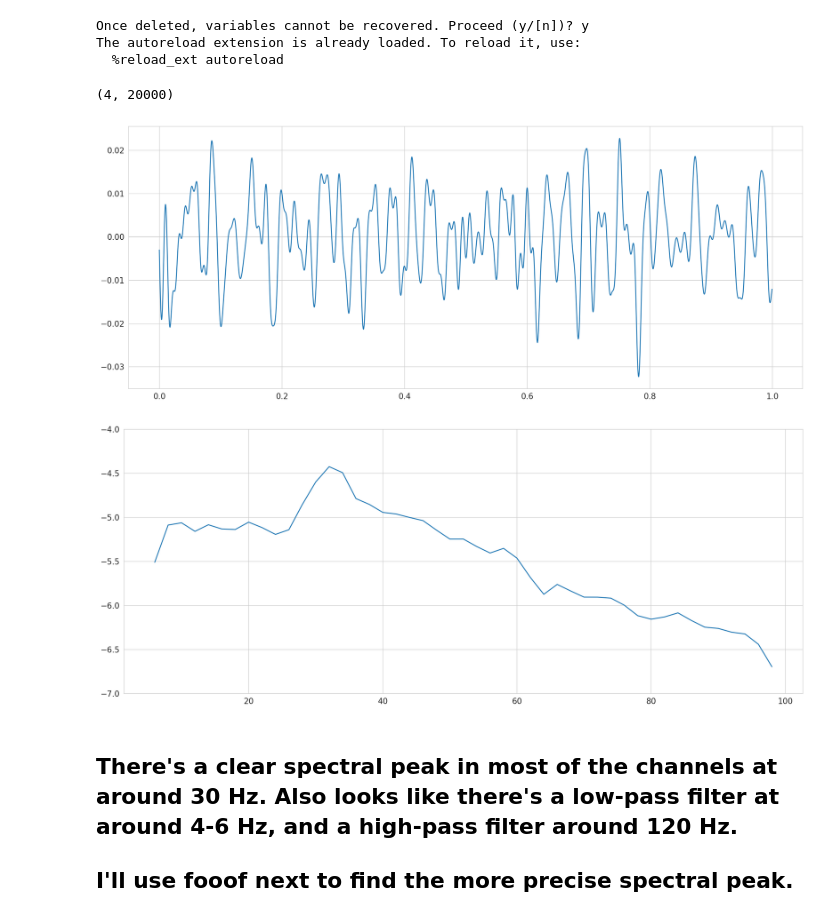
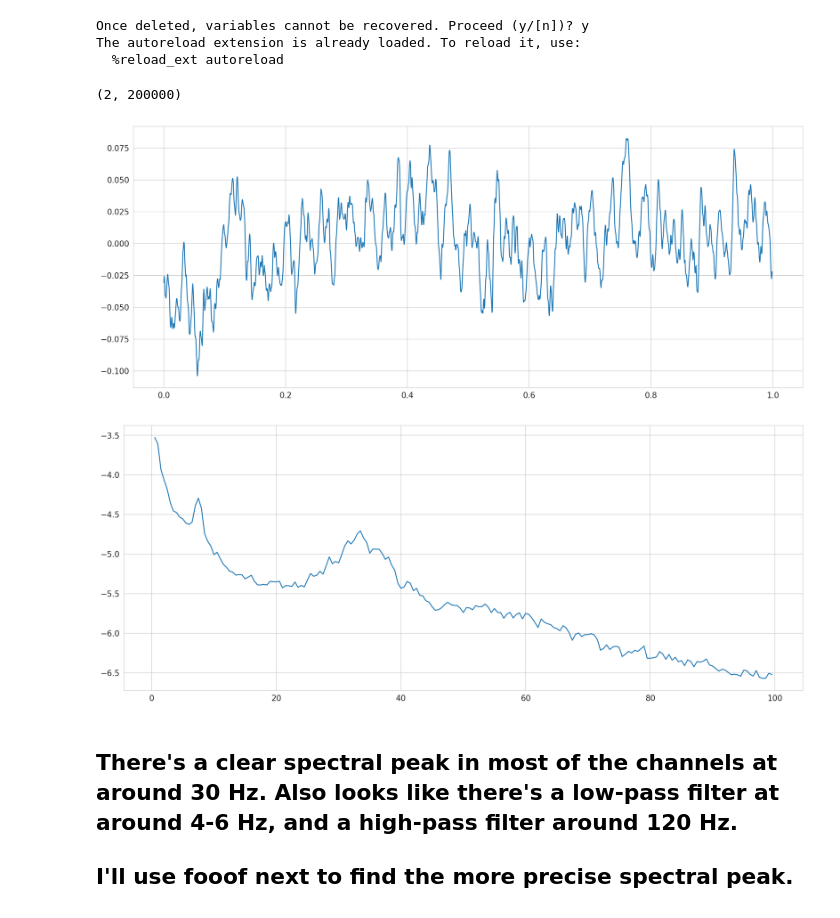
Before and after one commit to voytekresearch/Public, a Jupyter notebook: hemipark/hemiparkinsonian shape.ipynb, the cells around one changed output. Saved outputs shown, nothing was run; the diff lists cells and outputs as text; code cells hidden in the pictures.

```diff
--- a/hemipark/hemiparkinsonian shape.ipynb
+++ b/hemipark/hemiparkinsonian shape.ipynb
@@ -36,7 +36,7 @@ Once deleted, variables cannot be recovered. Proceed (y/[n])? y
 The autoreload extension is already loaded. To reload it, use:
   %reload_ext autoreload
 # %%
-filename = 'hemiparkinsonianRat.npy' # provided file
+filename = 'hemiparkinsonianRat2_Raw.npy' # provided file
 
 fs = 2000 # told via email
 
@@ -48,30 +48,30 @@ t = np.arange(0, T, 1/fs) # channel lenght to time
 
 print(data.shape)
 # %% [output]
-(4, 20000)
+(2, 200000)
 # %%
 # take a look
 plt.plot(t[0:2000], data[0, 0:2000])
 plt.show()
 # %% [output]
-[figure, old version]
+[figure, new version]
 # %%
 # get the spectra for each channel
 pxx = []
 
 for i in range(data.shape[0]):
-    fxx, temp = spectral.compute_spectrum(data[i,:], fs, method='welch', avg_type='mean', nperseg=fs/2)
+    fxx, temp = spectral.compute_spectrum(data[i,:], fs, method='welch', avg_type='mean', nperseg=fs*2)
 
     pxx.append(temp)
 
 pxx = np.asarray(pxx)
 mean_pxx = np.mean(pxx,0)
 
-plt.plot(fxx[3:50], np.log10(mean_pxx[3:50]))
-plt.ylim((-7, -4)) # scale the spectrum a bit
+plt.plot(fxx[1:200], np.log10(mean_pxx[1:200]))
+# plt.ylim((-7, -4)) # scale the spectrum a bit
 plt.show()
 # %% [output]
-[figure, old version]
+[figure, new version]
 # %% [markdown]
 ## There's a clear spectral peak in most of the channels at around 30 Hz. Also looks like there's a low-pass filter at around 4-6 Hz, and a high-pass filter around 120 Hz.
 
```
Also changed, not shown: parts of 5 cells of this notebook, 3 other files.
